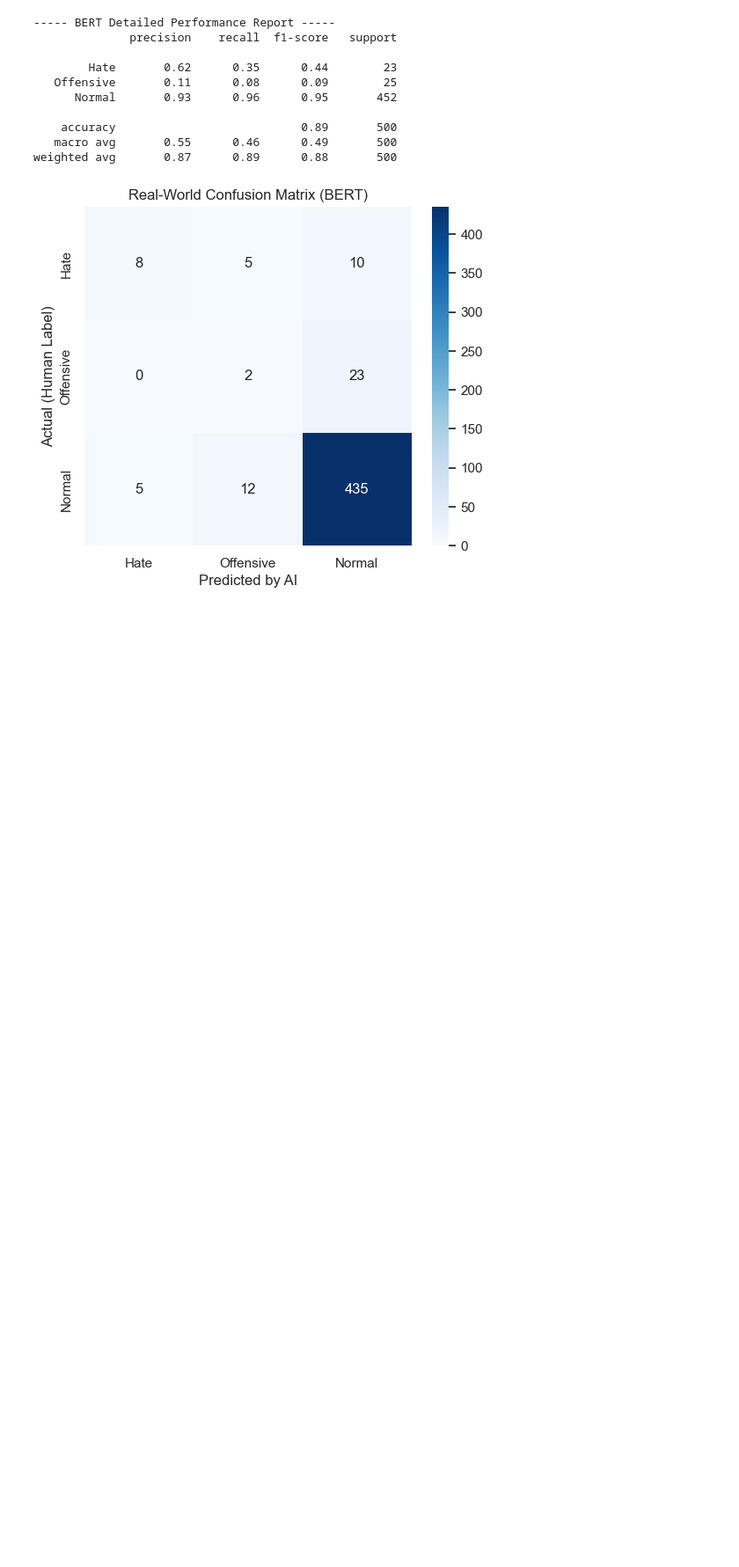
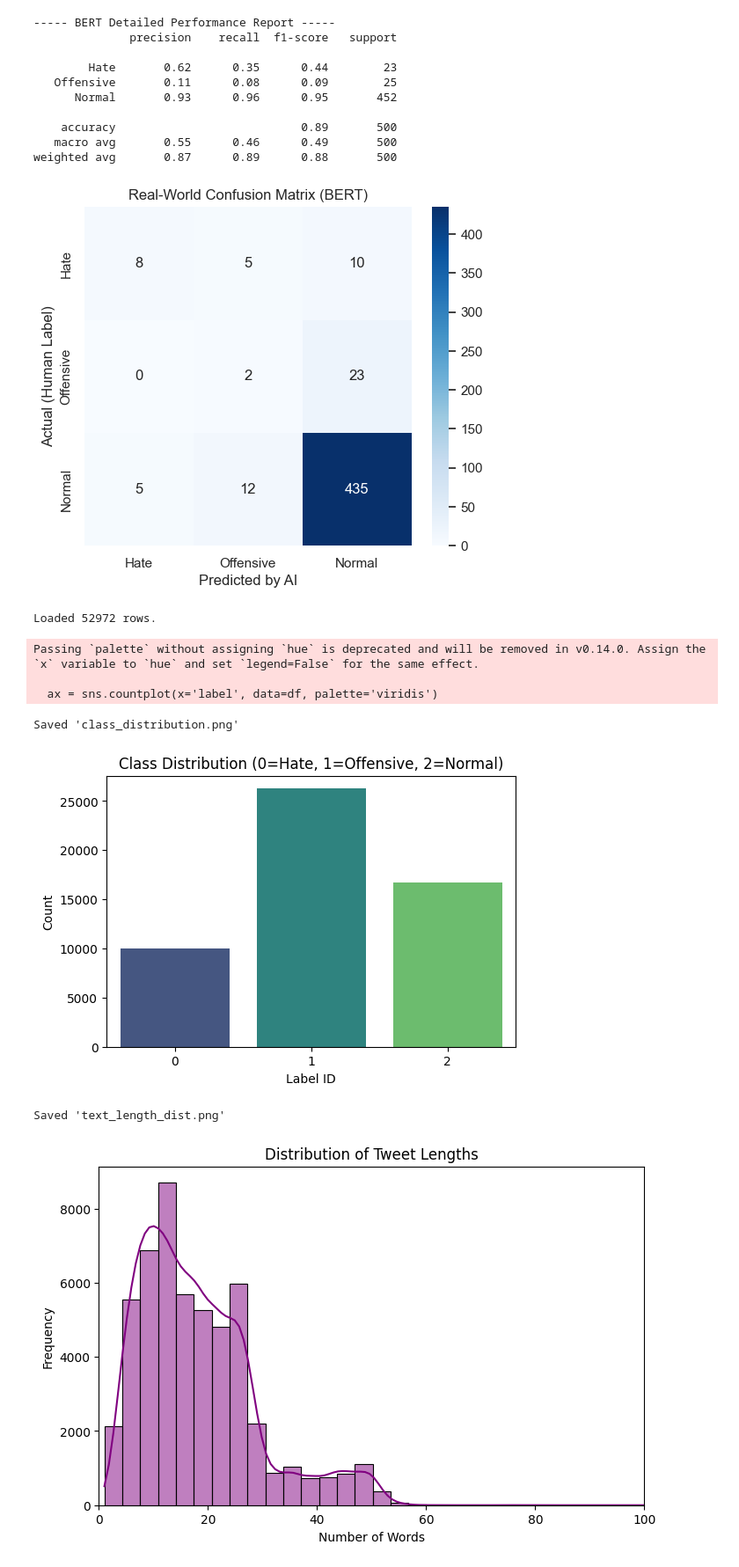
Before and after one commit to parsak4936/Real-Time-Hate-Speech-Detection, a Jupyter notebook: src/Hate_speach_Project.ipynb, the cells around one changed output. Shown at 88% size. Saved outputs shown, nothing was run; the diff lists cells and outputs as text; code cells hidden in the pictures; blank space fills up the shorter version.

```diff
--- a/src/Hate_speach_Project.ipynb
+++ b/src/Hate_speach_Project.ipynb
@@ -1239,3 +1239,56 @@ else:
    macro avg       0.55      0.46      0.49       500
 weighted avg       0.87      0.89      0.88       500
 [figure]
+# %%
+import pandas as pd
+import matplotlib.pyplot as plt
+import seaborn as sns
+import os
+
+# 1. Load your Mega Dataset
+DATA_PATH = "../data/Final_Mega_Dataset.csv" # Change this if on Colab
+
+if os.path.exists(DATA_PATH):
+    df = pd.read_csv(DATA_PATH)
+    print(f"Loaded {len(df)} rows.")
+
+    # --- CHART 1: Class Distribution ---
+    plt.figure(figsize=(6, 4))
+    # Count the labels (0, 1, 2)
+    ax = sns.countplot(x='label', data=df, palette='viridis')
+    plt.title('Class Distribution (0=Hate, 1=Offensive, 2=Normal)')
+    plt.xlabel('Label ID')
+    plt.ylabel('Count')
+
+    # Save it
+    plt.savefig('class_distribution.png')
+    print("Saved 'class_distribution.png'")
+    plt.show()
+
+    # --- CHART 2: Tweet Length Histogram ---
+    # Calculate length of each tweet (number of words)
+    df['length'] = df['text'].astype(str).apply(lambda x: len(x.split()))
+
+    plt.figure(figsize=(8, 5))
+    sns.histplot(df['length'], bins=50, kde=True, color='purple')
+    plt.title('Distribution of Tweet Lengths')
+    plt.xlabel('Number of Words')
+    plt.ylabel('Frequency')
+    plt.xlim(0, 100) # We focus on 0-100 words since tweets are short
+
+    # Save it
+    plt.savefig('text_length_dist.png')
+    print("Saved 'text_length_dist.png'")
+    plt.show()
+
+else:
+    print(f"Error: Could not find {DATA_PATH}")
+# %% [output]
+Loaded 52972 rows.
+Passing `palette` without assigning `hue` is deprecated and will be removed in v0.14.0. Assign the `x` variable to `hue` and set `legend=False` for the same effect.
+
+  ax = sns.countplot(x='label', data=df, palette='viridis')
+Saved 'class_distribution.png'
+[figure, added]
+Saved 'text_length_dist.png'
+[figure, added]
```
Also changed, not shown: 15 other files.
